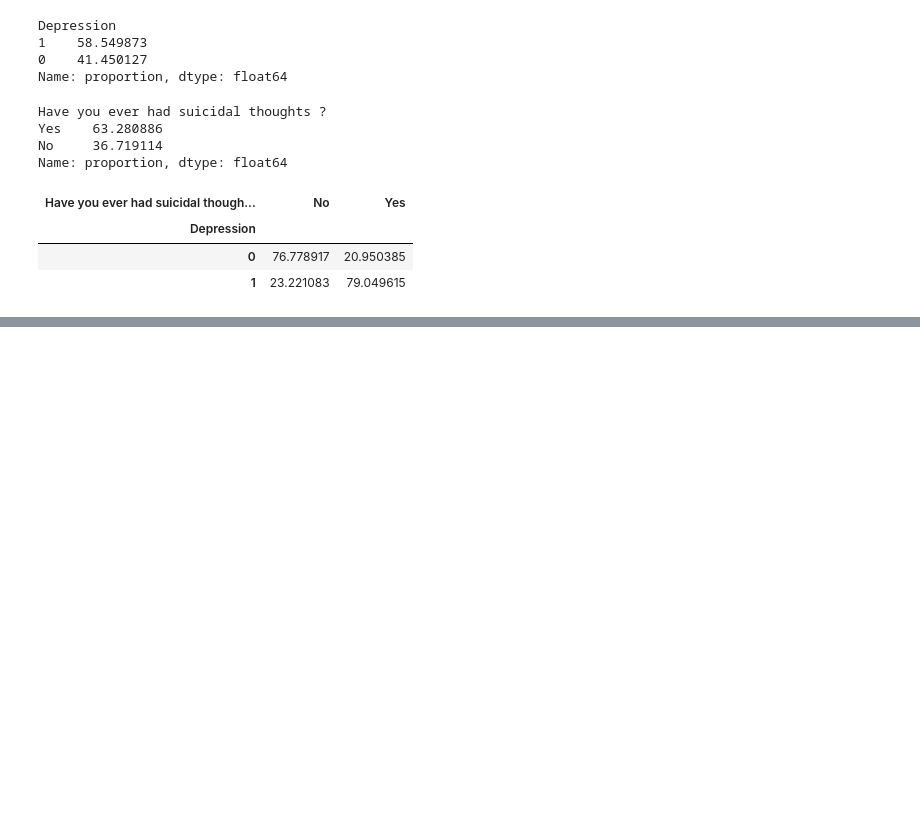
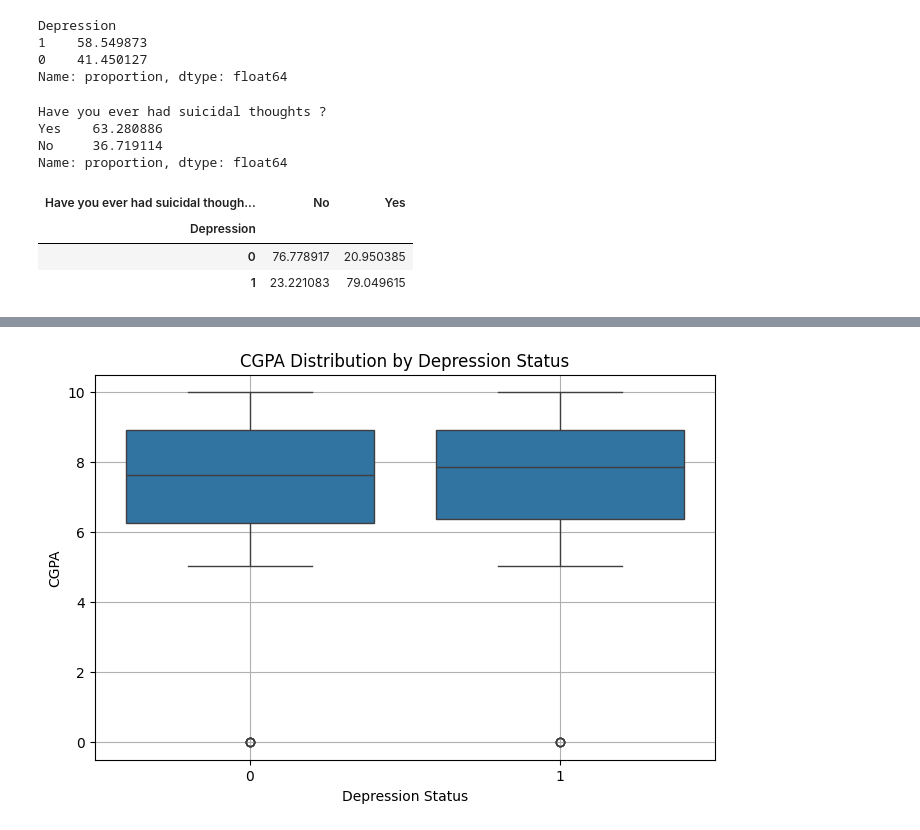
Before and after one commit to arshadziban/Data-Analysis-With-Python, a Jupyter notebook: StudentMind Insights/StudentMind_Insights.ipynb, the cells around one changed output, grey strips where cells are left out. Saved outputs shown, nothing was run; the diff lists cells and outputs as text; code cells hidden in the pictures; blank space fills up the shorter version.

```diff
--- a/StudentMind Insights/StudentMind_Insights.ipynb
+++ b/StudentMind Insights/StudentMind_Insights.ipynb
@@ -219,0 +243,11 @@ crosstab_result
+# %%
+# CGPA distribution by depression status
+plt.figure(figsize=(8,5))
+sns.boxplot(x='Depression', y='CGPA', data=df)
+plt.title('CGPA Distribution by Depression Status')
+plt.xlabel('Depression Status')
+plt.ylabel('CGPA')
+plt.grid(True)
+plt.show()
+# %% [output]
+[figure, added]
```
Also changed, not shown: parts of 2 cells of this notebook.
